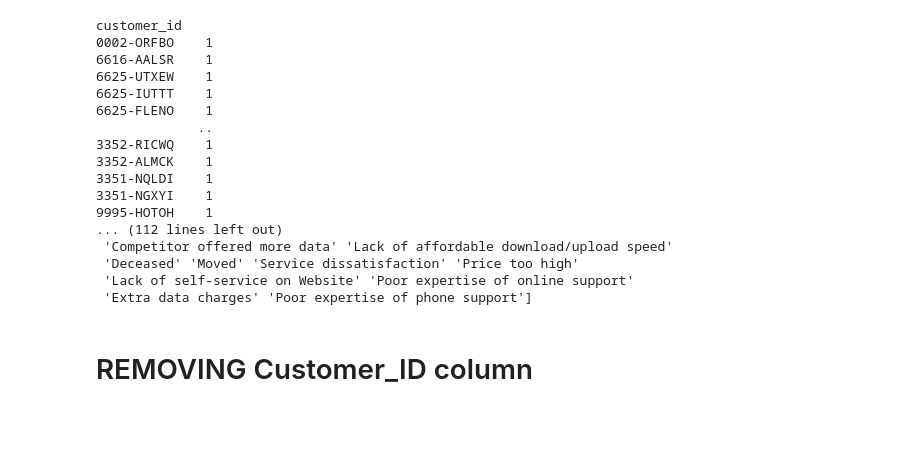
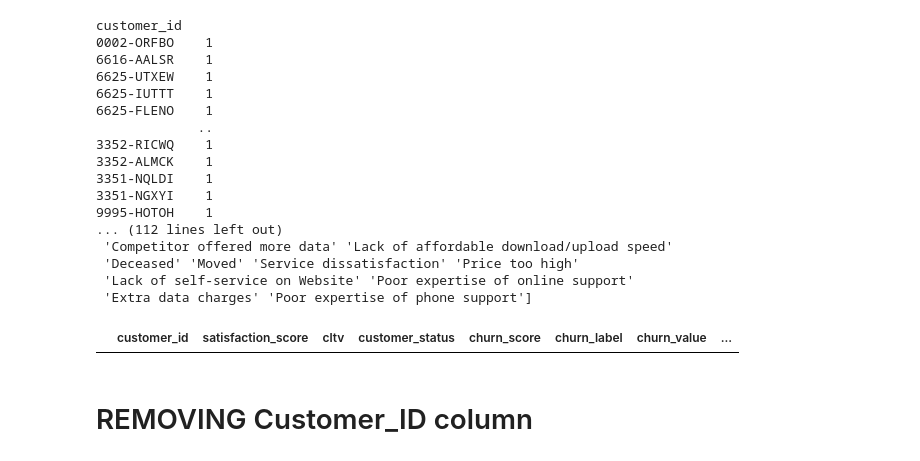
Before and after one commit to SivaKumarPalanirajan/Customer_Churn_Analysis_And_Prediction, a Jupyter notebook: Notebooks/Combined_Dataset_Creation&Cleaning.ipynb, the cells around one changed output. Saved outputs shown, nothing was run; the diff lists cells and outputs as text; code cells hidden in the pictures; blank space fills up the shorter version.

```diff
--- a/Notebooks/Combined_Dataset_Creation&Cleaning.ipynb
+++ b/Notebooks/Combined_Dataset_Creation&Cleaning.ipynb
@@ -349,6 +369,10 @@ customer_id
  'Deceased' 'Moved' 'Service dissatisfaction' 'Price too high'
  'Lack of self-service on Website' 'Poor expertise of online support'
  'Extra data charges' 'Poor expertise of phone support']
+# %%
+status[status.duplicated()]
+# %% [output]
+|  | customer_id | satisfaction_score | cltv | customer_status | churn_score | churn_label | churn_value | ... |
 # %% [markdown]
 # REMOVING Customer_ID column
 # %%
```
Also changed, not shown: parts of 14 cells of this notebook, 1 other file.
